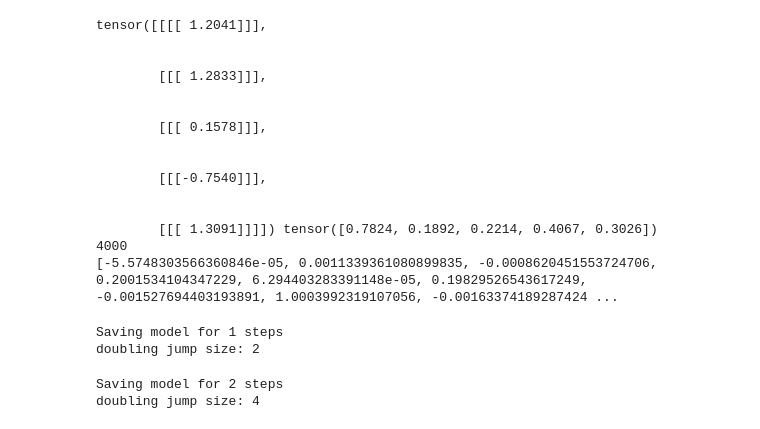
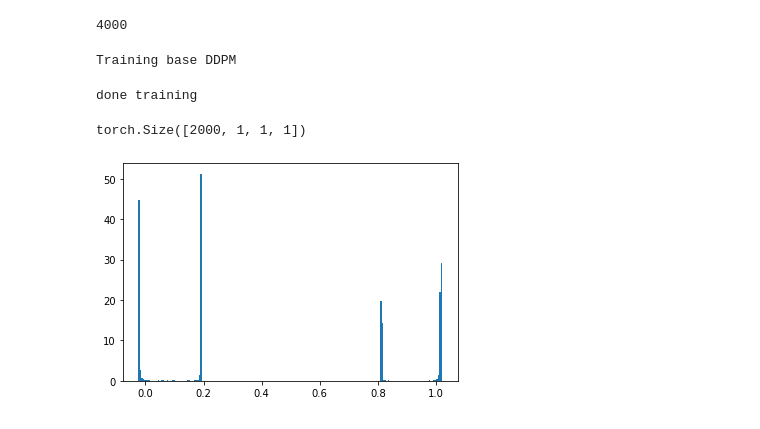
Before and after one commit to lukovnikov/denoising-diffusion-pytorch, a Jupyter notebook: scripts/notebook_toy_progressive_diffusion.ipynb, the cells around one changed output. Saved outputs shown, nothing was run; the diff lists cells and outputs as text; code cells hidden in the pictures.

```diff
--- a/scripts/notebook_toy_progressive_diffusion.ipynb
+++ b/scripts/notebook_toy_progressive_diffusion.ipynb
@@ -14,6 +17,8 @@ import random
 from denoising_diffusion_pytorch import GaussianDiffusion
 from denoising_diffusion_pytorch.denoising_diffusion_pytorch import SinusoidalPosEmb, unnormalize_to_zero_to_one
 from denoising_diffusion_pytorch.progressive_distillation import ProgressiveDistillationGaussianDiffusion
+# %%
+plt.rcParams['figure.figsize'] = [12, 5]
 # %%
 
 class OneDModel(torch.nn.Module):
@@ -82,35 +87,24 @@ class OneDDataset(torch.utils.data.Dataset):
 m = OneDModel(64)
 x = torch.randn((5, 1, 1, 1))
 t = torch.rand((5,))
-print(x, t)
+# print(x, t)
 
 # y = m(x, t)
 # print(y)
 timesteps = 512
 
-diffusion = ProgressiveDistillationGaussianDiffusion(model=m, image_size=1, timesteps=timesteps)
+diffusion = ProgressiveDistillationGaussianDiffusion(model=m, image_size=1, timesteps=timesteps,  #)
+                                                     jumpsched=[1, 8, 64, 256, 512])
+                                                     # jumpsched = [1, 2,4,8,16,32, 64, 128, 256, 512])
+                                                     # jumpsched = 2)
 
 ds = OneDDataset()
 dl = torch.utils.data.DataLoader(ds, batch_size=256)
 
 print(len(ds))
-samples = [x[0, 0, 0].item() for x in ds]
-print(samples[0:100])
+#samples = [x[0, 0, 0].item() for x in ds]
+#print(samples[0:100])
 # _ = plt.hist(samples, density=True, bins=100)
 # plt.show()
 # %% [output]
-tensor([[[[ 1.2041]]],
-
-
-        [[[ 1.2833]]],
-
-
-        [[[ 0.1578]]],
-
-
-        [[[-0.7540]]],
-
-
-        [[[ 1.3091]]]]) tensor([0.7824, 0.1892, 0.2214, 0.4067, 0.3026])
 4000
-[-5.5748303566360846e-05, 0.0011339361080899835, -0.0008620451553724706, 0.2001534104347229, 6.294403283391148e-05, 0.19829526543617249, -0.001527694403193891, 1.0003992319107056, -0.00163374189287424 ...
@@ -135,7 +115,10 @@ models = []
 # %%
-
-with tqdm(initial=step, total=sum(epochs) * len(dl)) as pbar:
-    while not done:
+initepochs = 2000
+# train the base DDPM
+optimizer = torch.optim.Adam(diffusion.model.parameters(), lr=1e-3, betas=(0.9, 0.99))
+print("Training base DDPM")
+with tqdm(initial=0, total=initepochs * len(dl)) as pbar:
+    for epoch in range(initepochs):
         losses = []
         for batch in dl:
             batch = batch.to(device)
@@ -149,25 +132,24 @@ with tqdm(initial=step, total=sum(epochs) * len(dl)) as pbar:
             optimizer.step()
             optimizer.zero_grad()
 
-            step += 1
+            diffusion.on_after_optim_step()
+
             pbar.update(1)
 
-        epochs[0] -= 1
-        if epochs[0] == 0:
-            print(f"Saving model for {diffusion.jumpsize.item()} steps")
-            models.append(deepcopy(diffusion))
-            epochs.pop(0)
-            if len(epochs) == 0:
-                break
-            print(f"doubling jump size: {diffusion.jumpsize.item()*2}")
-            diffusion.double_jump_size()
-
-        if step % (len(dl) * 50) == 0:
-            print("")
-
+# models.append(diffusion)
 print("done training")
 # %% [output]
-Saving model for 1 steps
-doubling jump size: 2
+Training base DDPM
-Saving model for 2 steps
-doubling jump size: 4
+done training
+# %%
+basemodel = deepcopy(diffusion)
+# %%
+sampled_images = basemodel.sample(batch_size=2000)
+print(sampled_images.shape)  # (4, 3, 128, 128)
+sampled_images = sampled_images[:, 0, 0, 0]
+# print(sampled_images)
+_ = plt.hist(sampled_images.cpu().numpy(), density=True, bins=200)
+plt.show()
+# %% [output]
+torch.Size([2000, 1, 1, 1])
+[figure, added]
```
Also changed, not shown: parts of 15 cells of this notebook, 4 other files.
